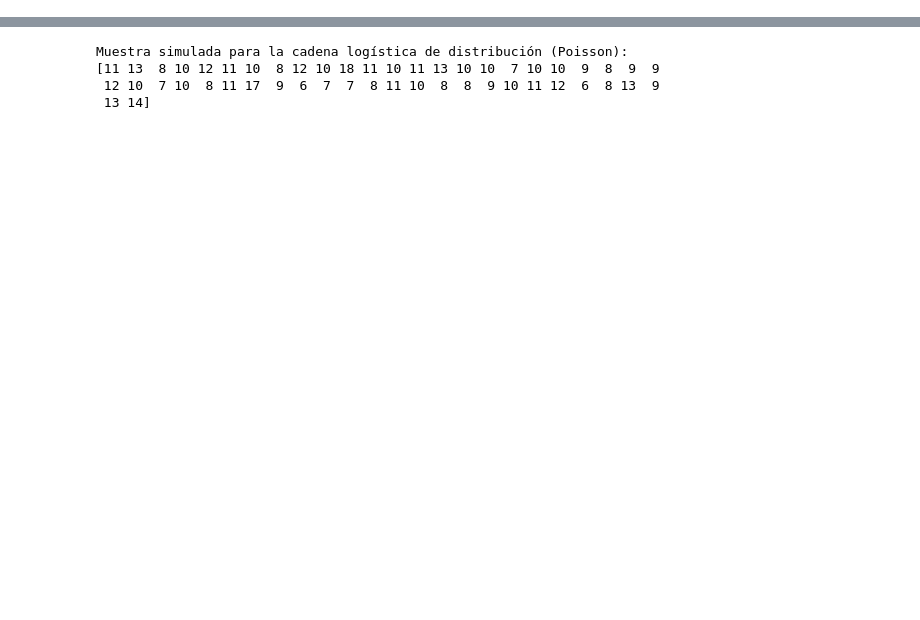
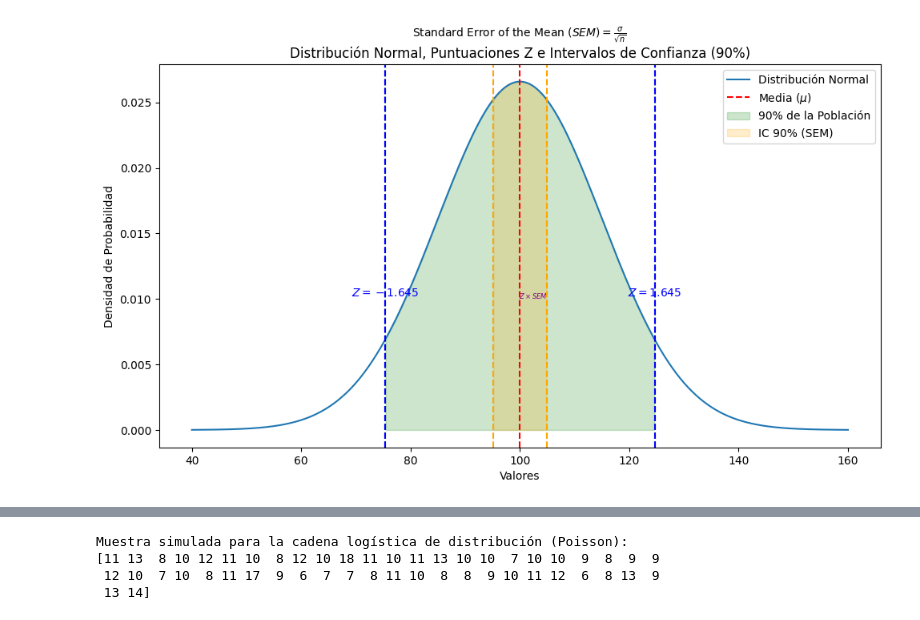
Before and after one commit to abxda/python-stats, a Jupyter notebook: STAT_Semana_9.ipynb, the cells around one changed output, grey strips where cells are left out. Drawn from its saved outputs; the diff is of its cells as text; code cells hidden in the pictures; blank space fills up the shorter version.

Commit message:
Estadística intervalos de confianza

```diff
--- a/STAT_Semana_9.ipynb
+++ b/STAT_Semana_9.ipynb
@@ -21,0 +85,70 @@ Primero, simulamos los datos usando la distribución de Poisson.
+# %%
+import numpy as np
+import matplotlib.pyplot as plt
+import scipy.stats as stats
+
+# Configuración de los parámetros de la distribución normal
+mu = 100  # Media
+sigma = 15  # Desviación estándar
+n = 25  # Tamaño de la muestra
+
+# Parámetro dinámico: nivel de confianza
+confidence_level = 0.90  # Nivel de confianza (por ejemplo, 90%)
+
+# Cálculo de la puntuación Z para el nivel de confianza dado
+z_value = stats.norm.ppf((1 + confidence_level) / 2)
+
+# Generación de datos para la distribución normal
+x = np.linspace(mu - 4*sigma, mu + 4*sigma, 1000)
+y = stats.norm.pdf(x, mu, sigma)
+
+# Cálculo del SEM
+sem = sigma / np.sqrt(n)
+
+# Cálculo del rango de la población y del intervalo de confianza
+population_range = [mu - z_value * sigma, mu + z_value * sigma]
+confidence_interval = [mu - z_value * sem, mu + z_value * sem]
+
+# Creación de la figura y los ejes
+fig, ax = plt.subplots(figsize=(10, 6))
+
+# Gráfico: Distribución normal
+ax.plot(x, y, label='Distribución Normal', color='#1f77b4')
+
+# Líneas de la media
+ax.axvline(mu, color='r', linestyle='--', label='Media ($\mu$)')
+
+# Rango de la población
+ax.axvline(population_range[0], color='g', linestyle='--')
+ax.axvline(population_range[1], color='g', linestyle='--')
+ax.fill_between(x, y, where=(x >= population_range[0]) & (x <= population_range[1]), color='g', alpha=0.2, label=f'{int(confidence_level*100)}% de la Población')
+
+# Intervalo de confianza
+ax.axvline(confidence_interval[0], color='orange', linestyle='--')
+ax.axvline(confidence_interval[1], color='orange', linestyle='--')
+ax.fill_between(x, y, where=(x >= confidence_interval[0]) & (x <= confidence_interval[1]), color='orange', alpha=0.2, label=f'IC {int(confidence_level*100)}% (SEM)')
+
+# Valores de Z en desviaciones estándar
+z_values = [-z_value, z_value]
+for z in z_values:
+    ax.axvline(mu + z * sigma, color='blue', linestyle='--')
+    ax.text(mu + z * sigma, 0.01, f'$Z = {z:.3f}$', horizontalalignment='center', verticalalignment='bottom', color='blue')
+
+# Etiquetas dentro del intervalo de confianza
+#ax.text((confidence_interval[0] + mu) / 2, 0.01, f'$Z \\times SEM$', horizontalalignment='center', color='orange', fontsize=8)
+ax.text((confidence_interval[1] + mu) / 2, 0.01, f'$Z \\times SEM$', horizontalalignment='center', color='purple', fontsize=6)
+
+# Fórmula SEM en la gráfica
+ax.text(mu, 0.03, r'Standard Error of the Mean $(SEM) = \frac{\sigma}{\sqrt{n}}$', horizontalalignment='center', fontsize=10)
+
+# Configuración del gráfico
+ax.set_title(f'Distribución Normal, Puntuaciones Z e Intervalos de Confianza ({int(confidence_level*100)}%)')
+ax.set_xlabel('Valores')
+ax.set_ylabel('Densidad de Probabilidad')
+ax.legend()
+
+# Mostrar el gráfico
+plt.tight_layout()
+plt.show()
+# %% [output]
+[figure, added]
```
Also changed, not shown: parts of 8 cells of this notebook.
